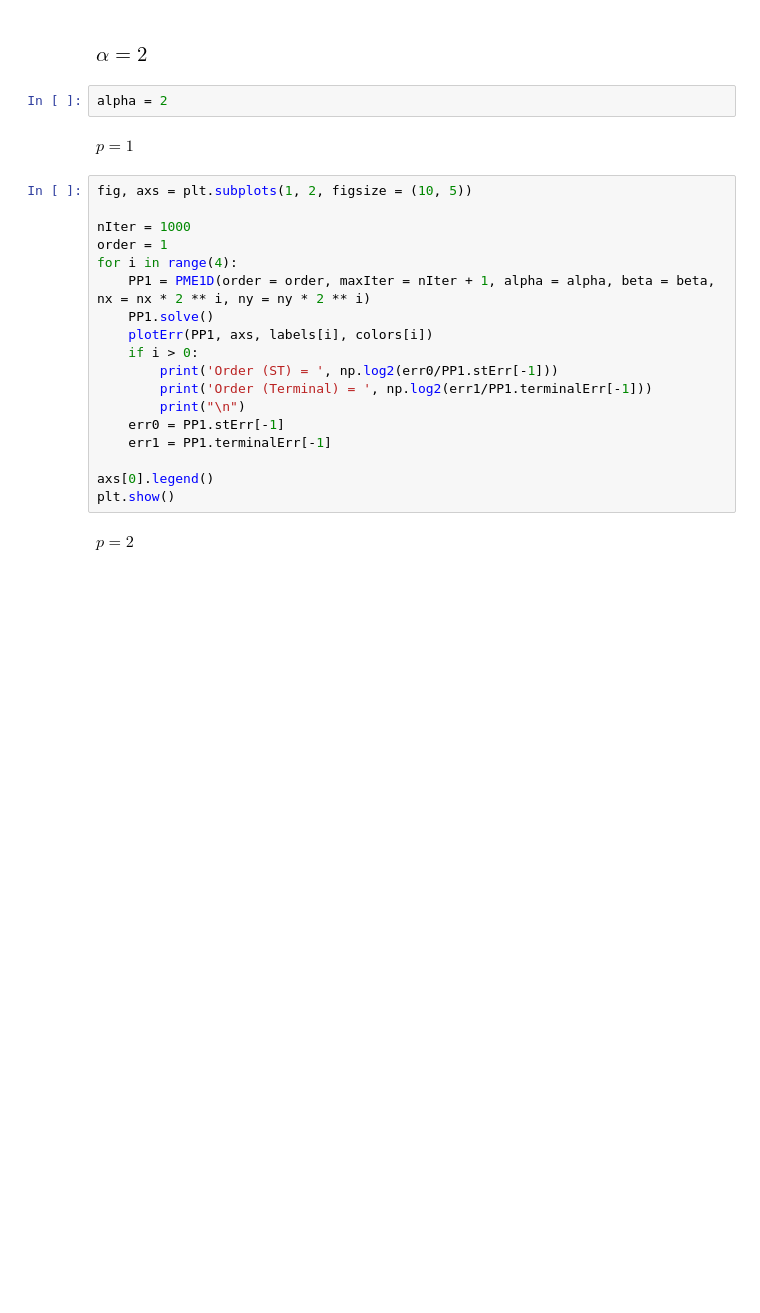
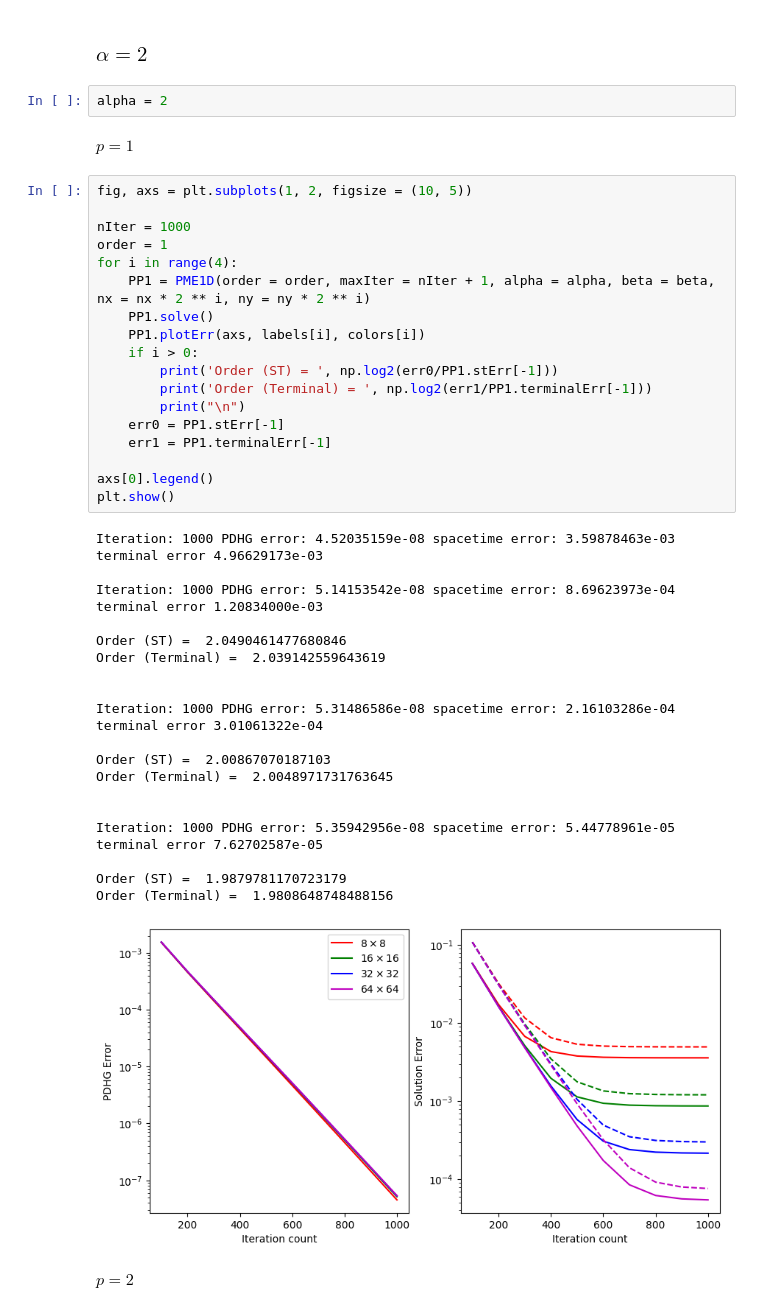
Before and after one commit to avj-jpg/WassersteinGradientFlows, a Jupyter notebook: PME.ipynb, the cells around one changed output. Saved outputs shown, nothing was run; the diff lists cells and outputs as text; blank space fills up the shorter version.

```diff
--- a/PME.ipynb
+++ b/PME.ipynb
@@ -121,21 +159,41 @@ $p=1$
 # %%
 fig, axs = plt.subplots(1, 2, figsize = (10, 5))
 
 nIter = 1000
 order = 1
 for i in range(4):
     PP1 = PME1D(order = order, maxIter = nIter + 1, alpha = alpha, beta = beta, nx = nx * 2 ** i, ny = ny * 2 ** i)
     PP1.solve()
-    plotErr(PP1, axs, labels[i], colors[i])
+    PP1.plotErr(axs, labels[i], colors[i])
     if i > 0:
         print('Order (ST) = ', np.log2(err0/PP1.stErr[-1]))
         print('Order (Terminal) = ', np.log2(err1/PP1.terminalErr[-1]))
         print("\n")
     err0 = PP1.stErr[-1]
     err1 = PP1.terminalErr[-1]
 
 axs[0].legend()
 plt.show()
+# %% [output]
+Iteration: 1000 PDHG error: 4.52035159e-08 spacetime error: 3.59878463e-03 terminal error 4.96629173e-03
+
+Iteration: 1000 PDHG error: 5.14153542e-08 spacetime error: 8.69623973e-04 terminal error 1.20834000e-03
+
+Order (ST) =  2.0490461477680846
+Order (Terminal) =  2.039142559643619
+
+
+Iteration: 1000 PDHG error: 5.31486586e-08 spacetime error: 2.16103286e-04 terminal error 3.01061322e-04
+
+Order (ST) =  2.00867070187103
+Order (Terminal) =  2.0048971731763645
+
+
+Iteration: 1000 PDHG error: 5.35942956e-08 spacetime error: 5.44778961e-05 terminal error 7.62702587e-05
+
+Order (ST) =  1.9879781170723179
+Order (Terminal) =  1.9808648748488156
+[figure, added]
 # %% [markdown]
 $p=2$
 # %%
```
Also changed, not shown: parts of 16 cells of this notebook, 16 other files.
